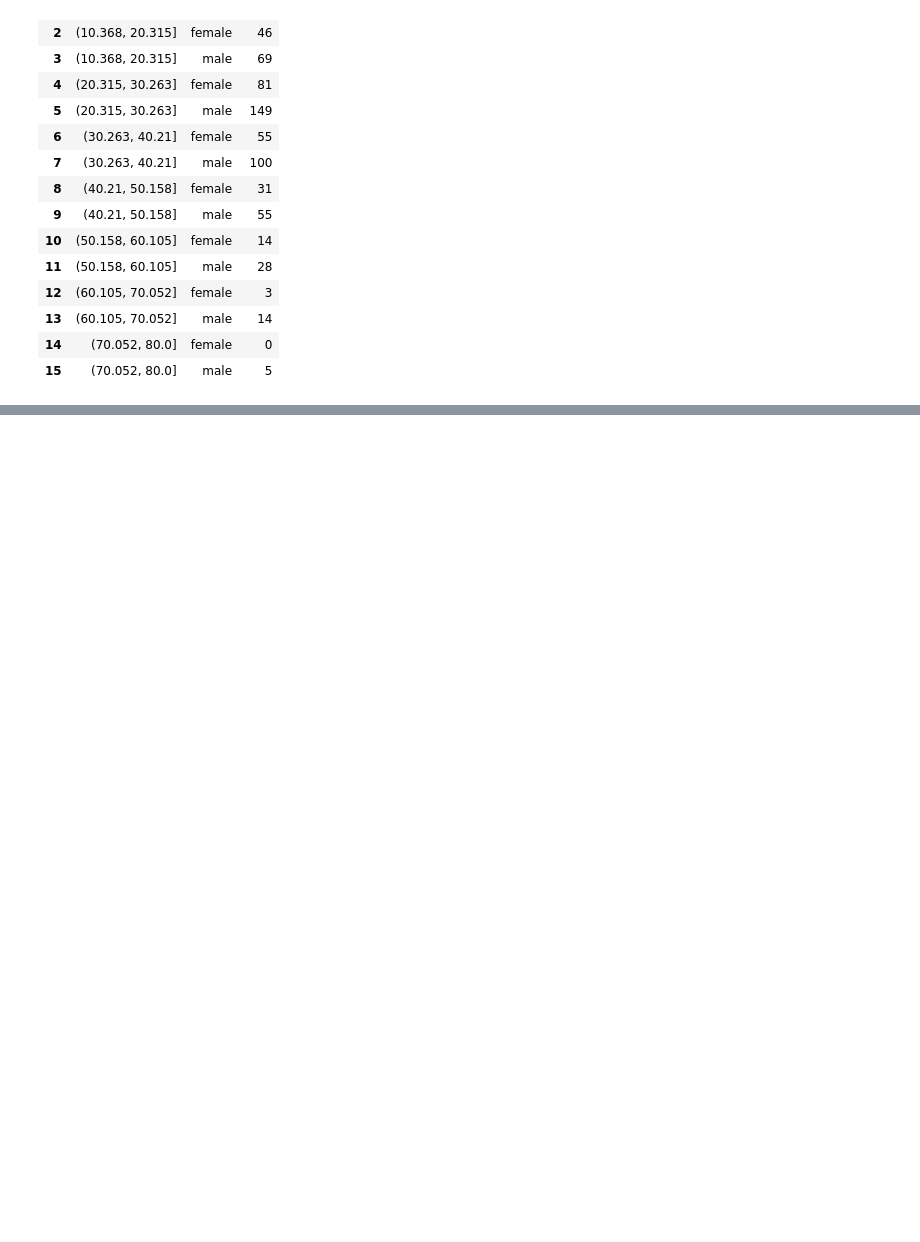
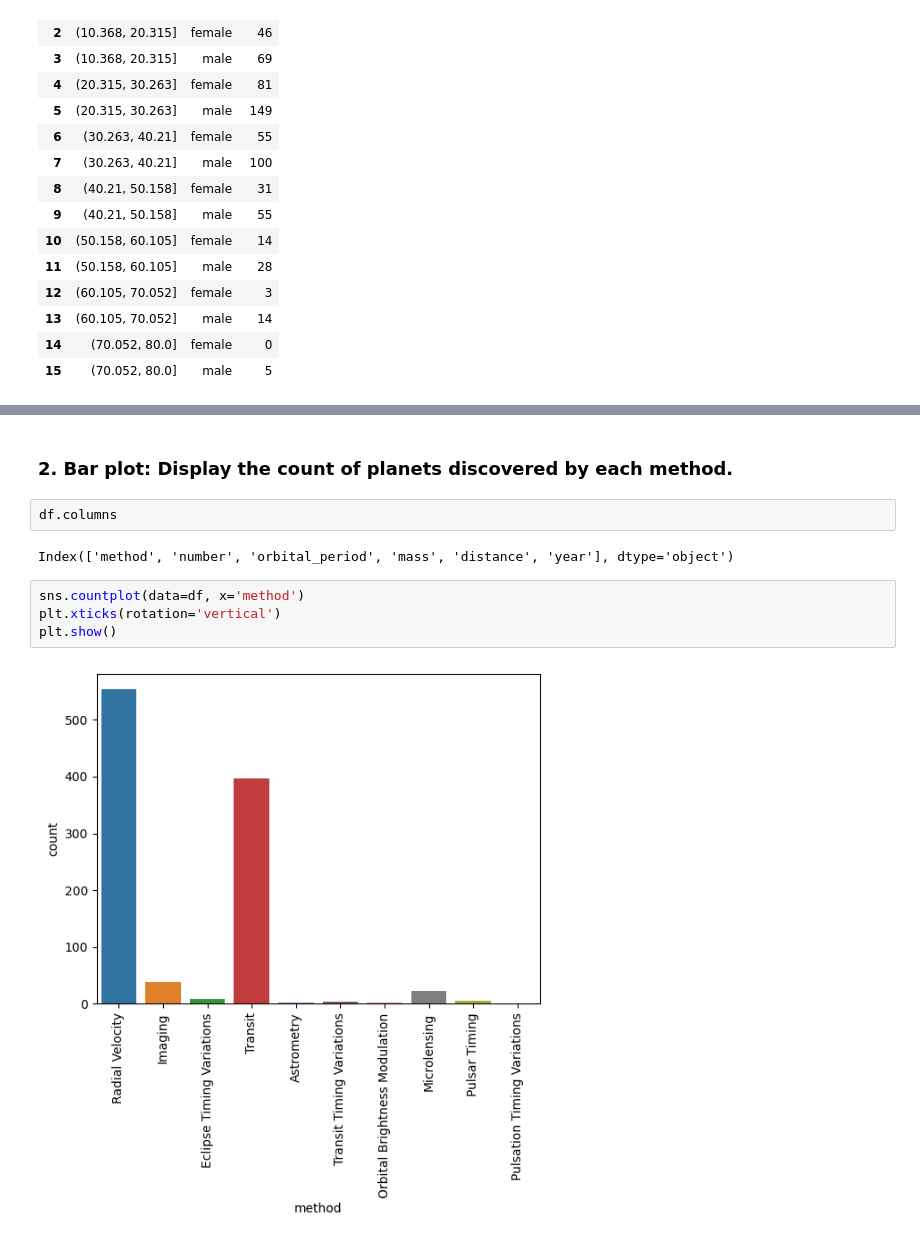
Before and after one commit to anuj-kumar-30/ML_pw, a Jupyter notebook: M20_lib_assignments.ipynb, the cells around one changed output, grey strips where cells are left out. Saved outputs shown, nothing was run; the diff lists cells and outputs as text; blank space fills up the shorter version.

```diff
--- a/M20_lib_assignments.ipynb
+++ b/M20_lib_assignments.ipynb
@@ -244,0 +381,12 @@ df.groupby(['age_group', 'sex'],as_index=False).size()
+# %% [markdown]
+### 2. Bar plot: Display the count of planets discovered by each method.
+# %%
+df.columns
+# %% [output]
+Index(['method', 'number', 'orbital_period', 'mass', 'distance', 'year'], dtype='object')
+# %%
+sns.countplot(data=df, x='method')
+plt.xticks(rotation='vertical')
+plt.show()
+# %% [output]
+[figure, added]
```
Also changed, not shown: parts of 27 cells of this notebook, 2 other files.
